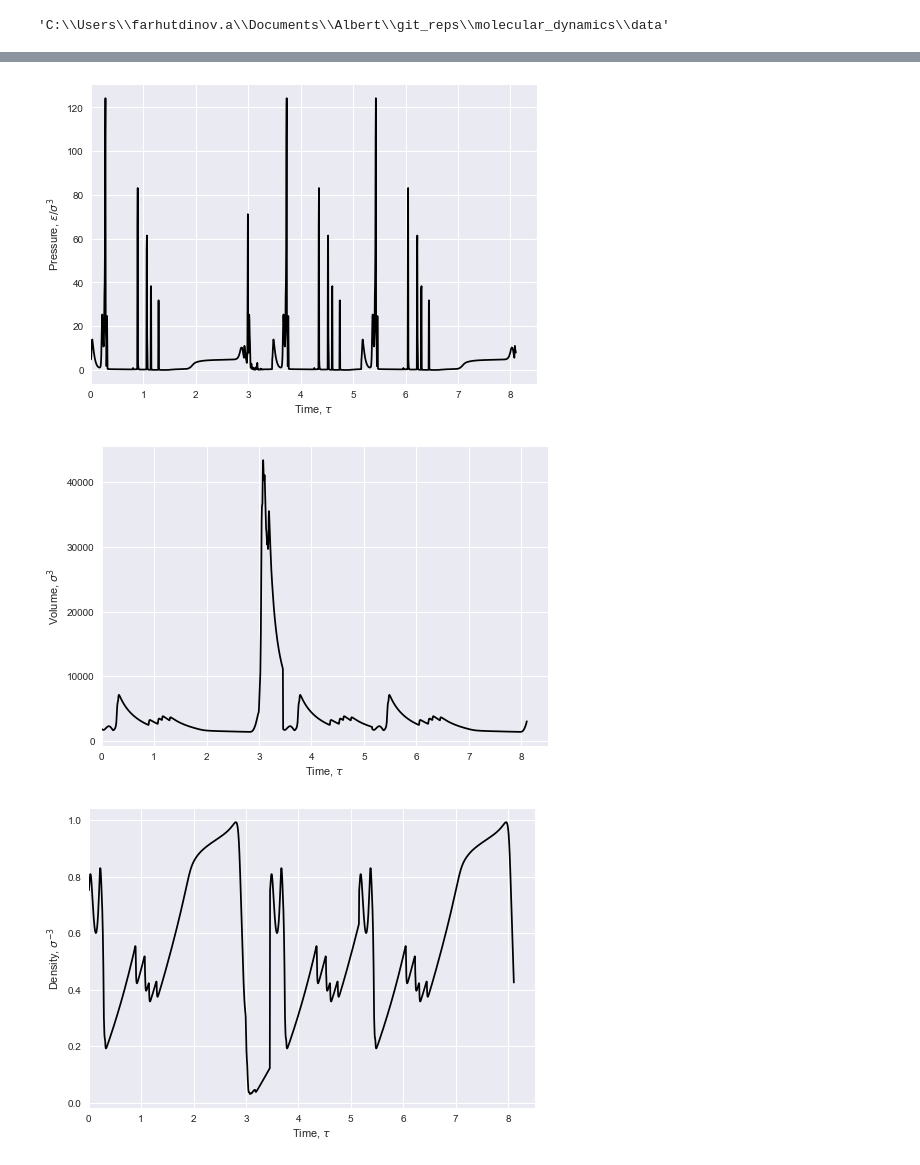
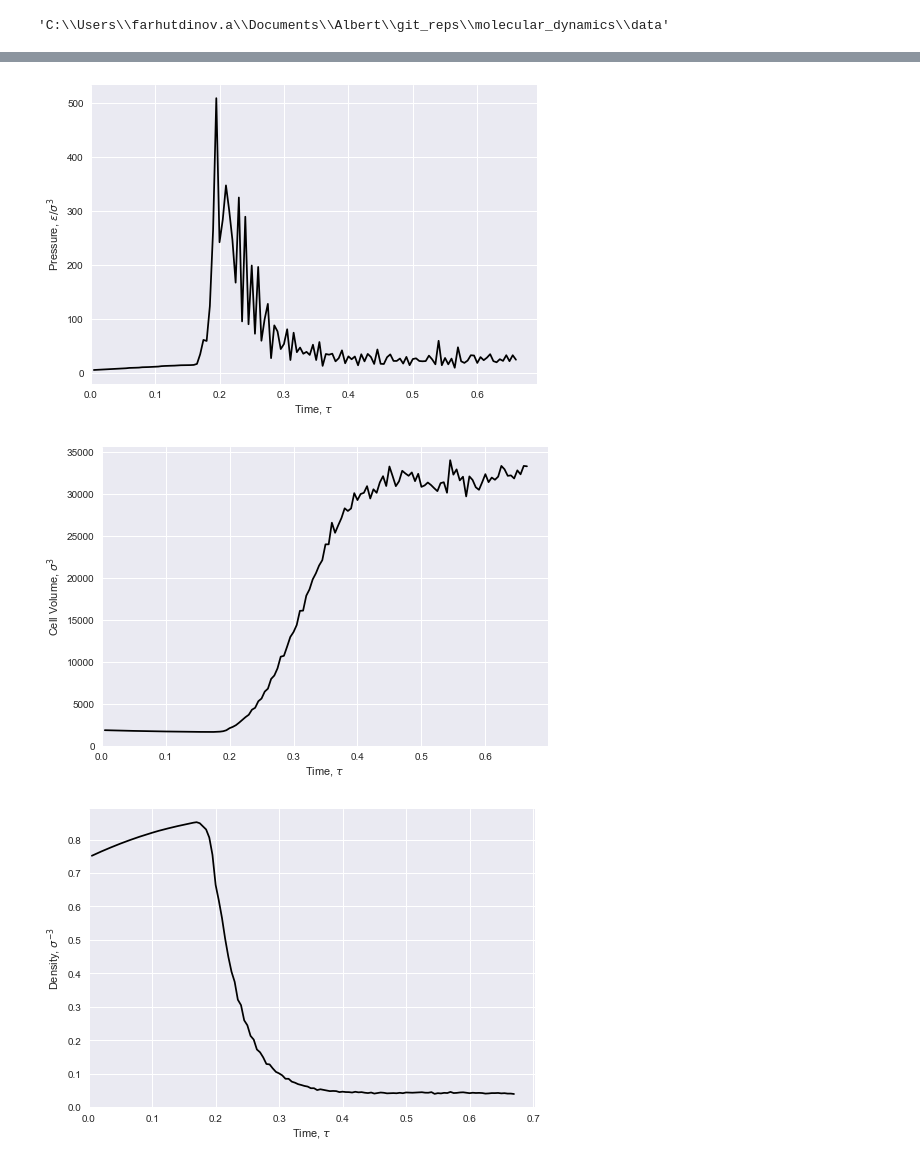
Before and after one commit to AlbertFarkhutdinov/molecular_dynamics, a Jupyter notebook: notebooks/parameter_from_log.ipynb, the cells around one changed output, grey strips where cells are left out. Drawn from its saved outputs; the diff is of its cells as text; code cells hidden in the pictures.

```diff
--- a/notebooks/parameter_from_log.ipynb
+++ b/notebooks/parameter_from_log.ipynb
@@ -23,7 +23,7 @@ filename = os.path.join(PATH_TO_DATA, date, f'log_{date}.log')
 PARAMETERS = {
     'temperature': ('Temperature', r'Temperature, $\epsilon / k_B $'),
     'pressure': ('Pressure', r'Pressure, $\epsilon / \sigma^3 $'),
-    'volume': ('Volume', r'Volume, $\sigma^3 $'),
+    'cell_volume': ('Cell volume', r'Cell Volume, $\sigma^3 $'),
     'density': ('Density', r'Density, $\sigma^{-3} $'),
     'potential_energy': ('Potential energy', r'Potential energy, $\epsilon$'),
     'msd_cur': ('Current MSD', r'Mean Squared Displacement (current), $\sigma^2$'),
@@ -37,7 +37,7 @@ parameter_name = 'temperature'
 
 with open(filename) as file:
     for line in file:
-        if f'{PARAMETERS[parameter_name][0]} after' in line and '.stage_2' in line:
+        if f'{PARAMETERS[parameter_name][0]} after system_dynamics_2:' in line:
             parameters.append(line[line.index('DEBUG') :-2])
 
 for i, parameter in enumerate(parameters):
@@ -66,7 +66,7 @@ parameter_name = 'pressure'
 
 with open(filename) as file:
     for line in file:
-        if f'{PARAMETERS[parameter_name][0]} after' in line and '.stage_2' in line:
+        if f'{PARAMETERS[parameter_name][0]} after system_dynamics_2:' in line:
             parameters.append(line[line.index('DEBUG') :-2])
 
 for i, parameter in enumerate(parameters):
@@ -88,14 +88,14 @@ plt.ylim(
 #     top=10000,
 );
 # %% [output]
-[figure, old version]
+[figure, new version]
 # %%
 parameters = []
-parameter_name = 'volume'
+parameter_name = 'cell_volume'
 
 with open(filename) as file:
     for line in file:
-        if f'{PARAMETERS[parameter_name][0]} after' in line and '.stage_2' in line:
+        if f'{PARAMETERS[parameter_name][0]} after system_dynamics_2:' in line:
             parameters.append(line[line.index('DEBUG') :-2])
 
 for i, parameter in enumerate(parameters):
@@ -117,33 +117,33 @@ plt.ylim(
 #     top=10000,
 );
 # %% [output]
-[figure, old version]
+[figure, new version]
 # %%
 parameters = []
 parameter_name = 'density'
 
 with open(filename) as file:
     for line in file:
-        if f'{PARAMETERS[parameter_name][0]} after' in line and '.stage_2' in line:
+        if f'{PARAMETERS[parameter_name][0]} after system_dynamics_2:' in line:
             parameters.append(line[line.index('DEBUG') :-2])
 
 for i, parameter in enumerate(parameters):
     parameters[i] = float(parameter[parameter.index(':') + 2: ])
 
 parameters = np.array(parameters)
 
 plt.plot(
     np.arange(parameters.size) * 0.005 + 0.005,
     parameters,
 #     s=5,
     color='black'
 );
 plt.xlabel(r'Time, $\tau$');
 plt.ylabel(PARAMETERS[parameter_name][1]);
 plt.xlim(left=0);
 plt.ylim(
 #     bottom=0,
 #     top=10000,
 );
 # %% [output]
-[figure, old version]
+[figure, new version]
```
Also changed, not shown: parts of 2 cells of this notebook.
